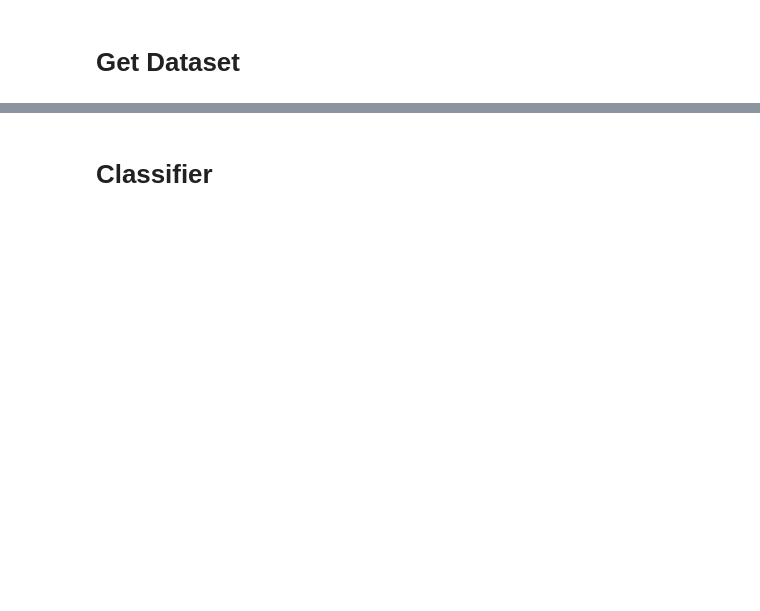
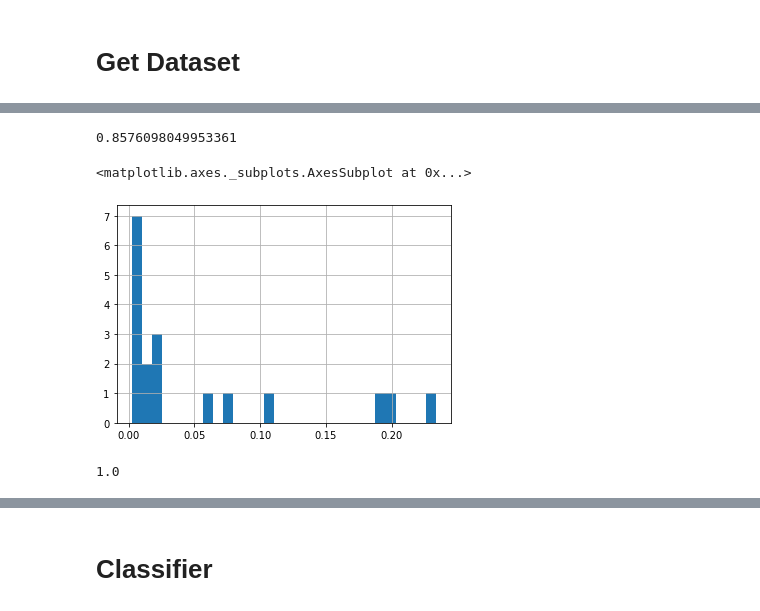
Before and after one commit to gilad-rubin/hypster, a Jupyter notebook: main.ipynb, the cells around one changed output, grey strips where cells are left out. Cells and saved outputs as stored; diff of their text form; code cells hidden in the pictures; blank space fills up the shorter version.

```diff
--- a/main.ipynb
+++ b/main.ipynb
@@ -54,0 +315,2 @@ else:
+# %%
+n_estimators = max(100, int(X.shape[1] / 30))
@@ -54,0 +321,25 @@ else:
+# %%
+if feature_selection:
+    if objective_type=="classification":
+        score_func = f_classif
+        model = RandomForestClassifier(n_estimators=n_estimators, min_samples_split=4,
+                                       random_state=SEED, class_weight="balanced", n_jobs=-1)
+    else:
+        score_func = f_regression
+        model = RandomForestRegressorr(n_estimators=n_estimators, min_samples_split=4,
+                                       random_state=SEED, n_jobs=-1)
+    #Todo: choose type of fs
+    #fs = SelectFpr(score_func=score_func, alpha = alpha)
+    fs = SelectFromModel(model, threshold=1e-10)
+    pipe = add_to_pipe(pipe, "fs", fs)
+# %%
+if pipe is not None:
+    X_new = pipe.fit_transform(X, y)
+else:
+    X_new = X
+# %%
+clf = RandomForestClassifier(n_estimators=100, random_state=SEED, n_jobs=-1).fit(X_new,y)
+# %%
+sklearn.metrics.roc_auc_score(y_test, clf.predict_proba(pipe.transform(X_test))[:,1])
+# %% [output]
+0.8576098049953361
@@ -54,0 +350,5 @@ else:
+# %%
+pd.Series(clf.feature_importances_).hist(bins=30)
+# %% [output]
+<matplotlib.axes._subplots.AxesSubplot at 0x...>
+[figure, added]
@@ -55,3 +357,7 @@ else:
+# %%
+sum(pipe.named_steps["fs"].get_support()) / X_new.shape[1]
+# %% [output]
+1.0
 # %%
 #y_train = y_train.iloc[X_train.index].reset_index(drop=True)
 #X_train.reset_index(inplace=True, drop=True)
```
Also changed, not shown: parts of 87 cells of this notebook, 4 other files.
